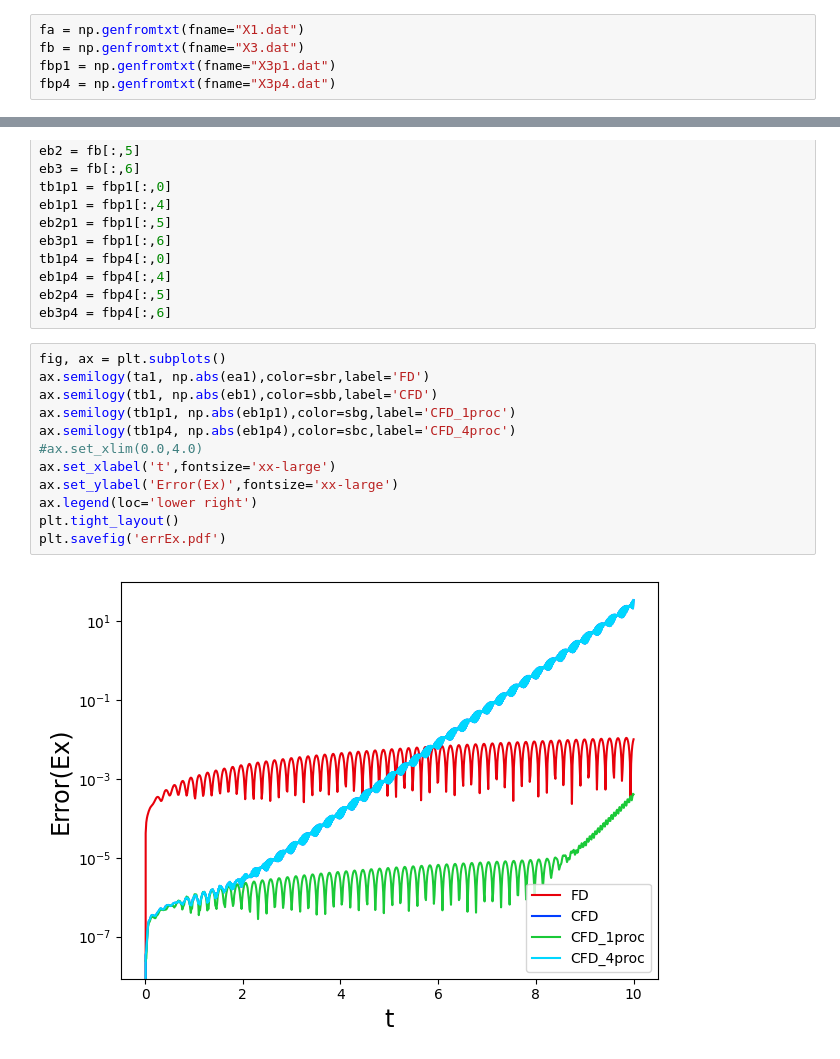
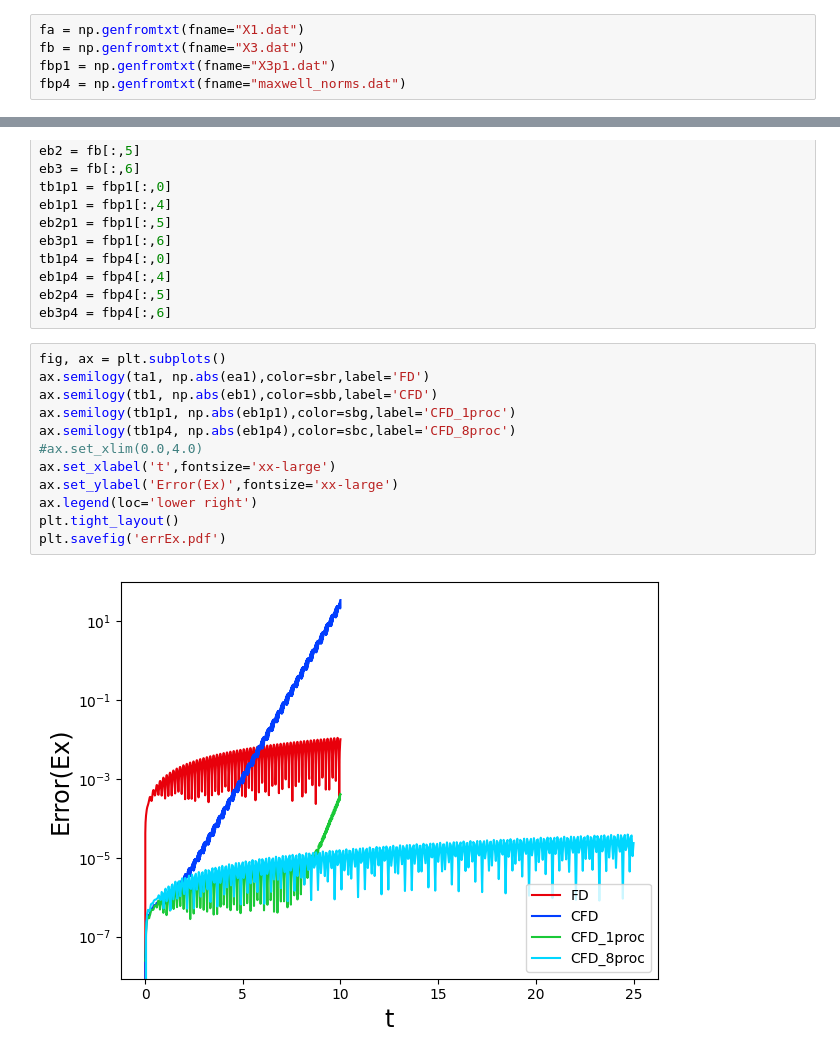
Before and after one commit to davidneilsen/numex.jl, a Jupyter notebook: src/maxwellMPI/PlotNorms.ipynb, the cells around one changed output, grey strips where cells are left out. Drawn from its saved outputs; the diff is of its cells as text.

```diff
--- a/src/maxwellMPI/PlotNorms.ipynb
+++ b/src/maxwellMPI/PlotNorms.ipynb
@@ -16,7 +16,7 @@ sbc='#00d7ff' # cyan
 fa = np.genfromtxt(fname="X1.dat")
 fb = np.genfromtxt(fname="X3.dat")
 fbp1 = np.genfromtxt(fname="X3p1.dat")
-fbp4 = np.genfromtxt(fname="X3p4.dat")
+fbp4 = np.genfromtxt(fname="maxwell_norms.dat")
 # %%
 ta1 = fa[:,0]
 ea1 = fa[:,4]
@@ -37,17 +37,17 @@ eb3p4 = fbp4[:,6]
 # %%
 fig, ax = plt.subplots()
 ax.semilogy(ta1, np.abs(ea1),color=sbr,label='FD')
 ax.semilogy(tb1, np.abs(eb1),color=sbb,label='CFD')
 ax.semilogy(tb1p1, np.abs(eb1p1),color=sbg,label='CFD_1proc')
-ax.semilogy(tb1p4, np.abs(eb1p4),color=sbc,label='CFD_4proc')
+ax.semilogy(tb1p4, np.abs(eb1p4),color=sbc,label='CFD_8proc')
 #ax.set_xlim(0.0,4.0)
 ax.set_xlabel('t',fontsize='xx-large')
 ax.set_ylabel('Error(Ex)',fontsize='xx-large')
 ax.legend(loc='lower right')
 plt.tight_layout()
 plt.savefig('errEx.pdf')
 # %% [output]
-[figure, old version]
+[figure, new version]
 # %%
 fig, ax = plt.subplots()
 ax.semilogy(ta1, np.abs(ea2),color=sbr,label='FD')
```
Also changed, not shown: parts of 3 cells of this notebook, 9 other files.
